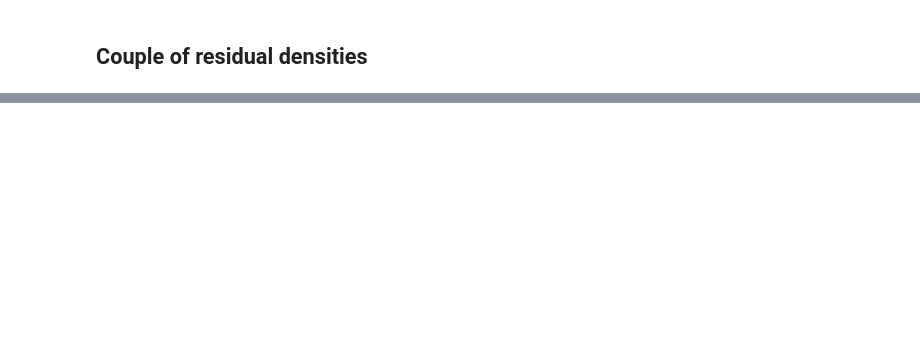
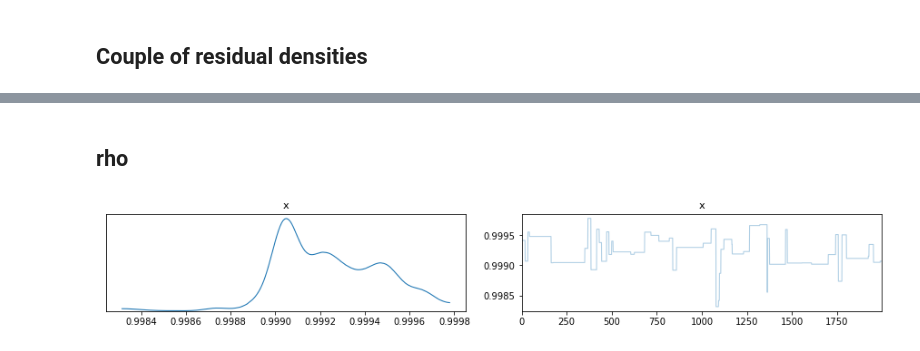
Before and after one commit to mberaha/spatial_mixtures, a Jupyter notebook: notebooks/amsterdam_airbnb/SpatialMix analysis.ipynb, the cells around one changed output, grey strips where cells are left out. Cells and saved outputs as stored; diff of their text form; code cells hidden in the pictures; blank space fills up the shorter version.

```diff
--- a/notebooks/amsterdam_airbnb/SpatialMix analysis.ipynb
+++ b/notebooks/amsterdam_airbnb/SpatialMix analysis.ipynb
@@ -124,0 +153,11 @@ plt.show()
+# %% [markdown]
+## rho
+# %%
+rhoChain = np.array([x.rho for x in chains])
+
+azChain = az.convert_to_inference_data(rhoChain[np.newaxis, :])
+axes = az.plot_trace(azChain)
+
+plt.savefig("images/rho_dens_trace_amsterdam.pdf")
+# %% [output]
+[figure, added]
```
Also changed, not shown: parts of 7 cells of this notebook, 3 other files.
